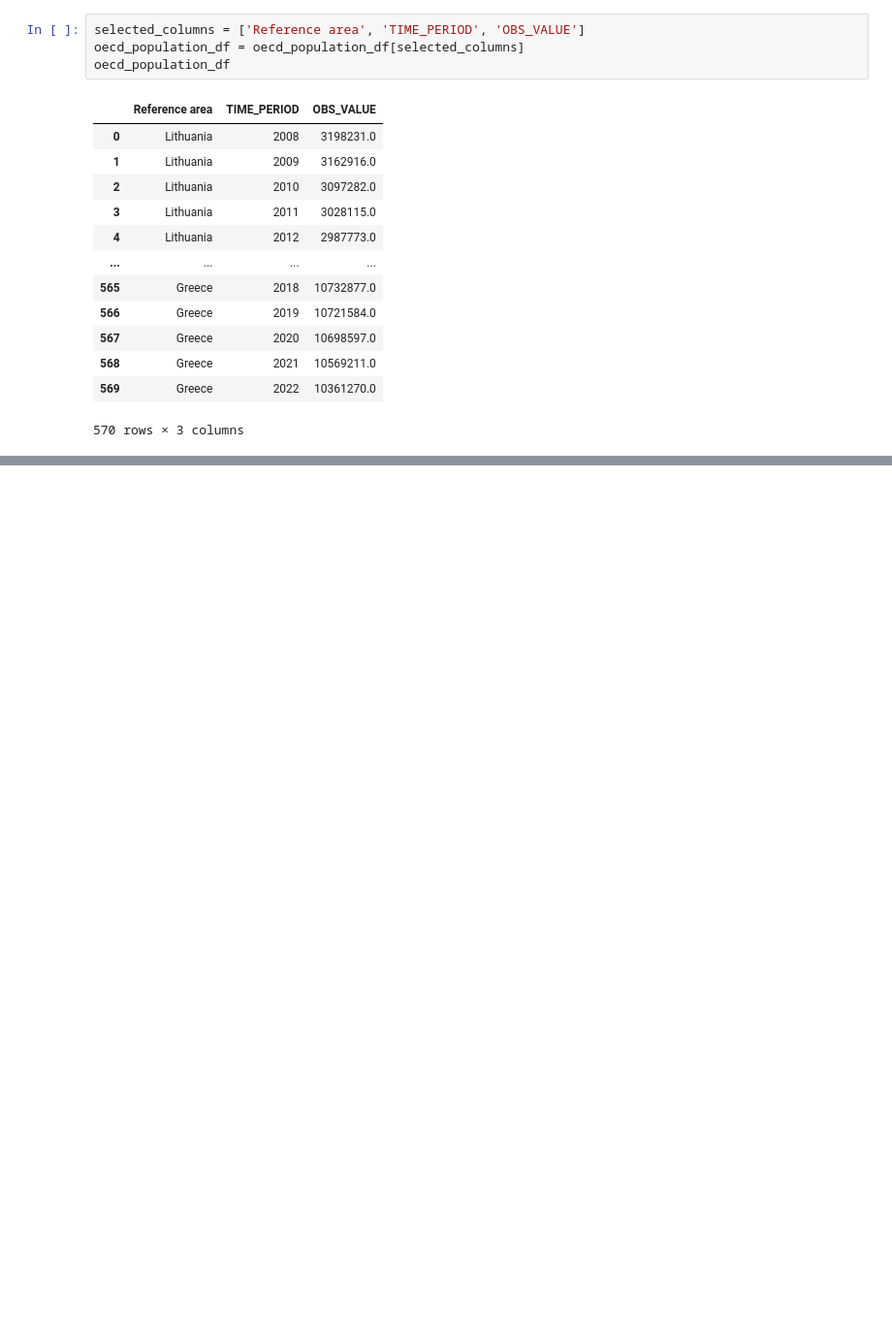
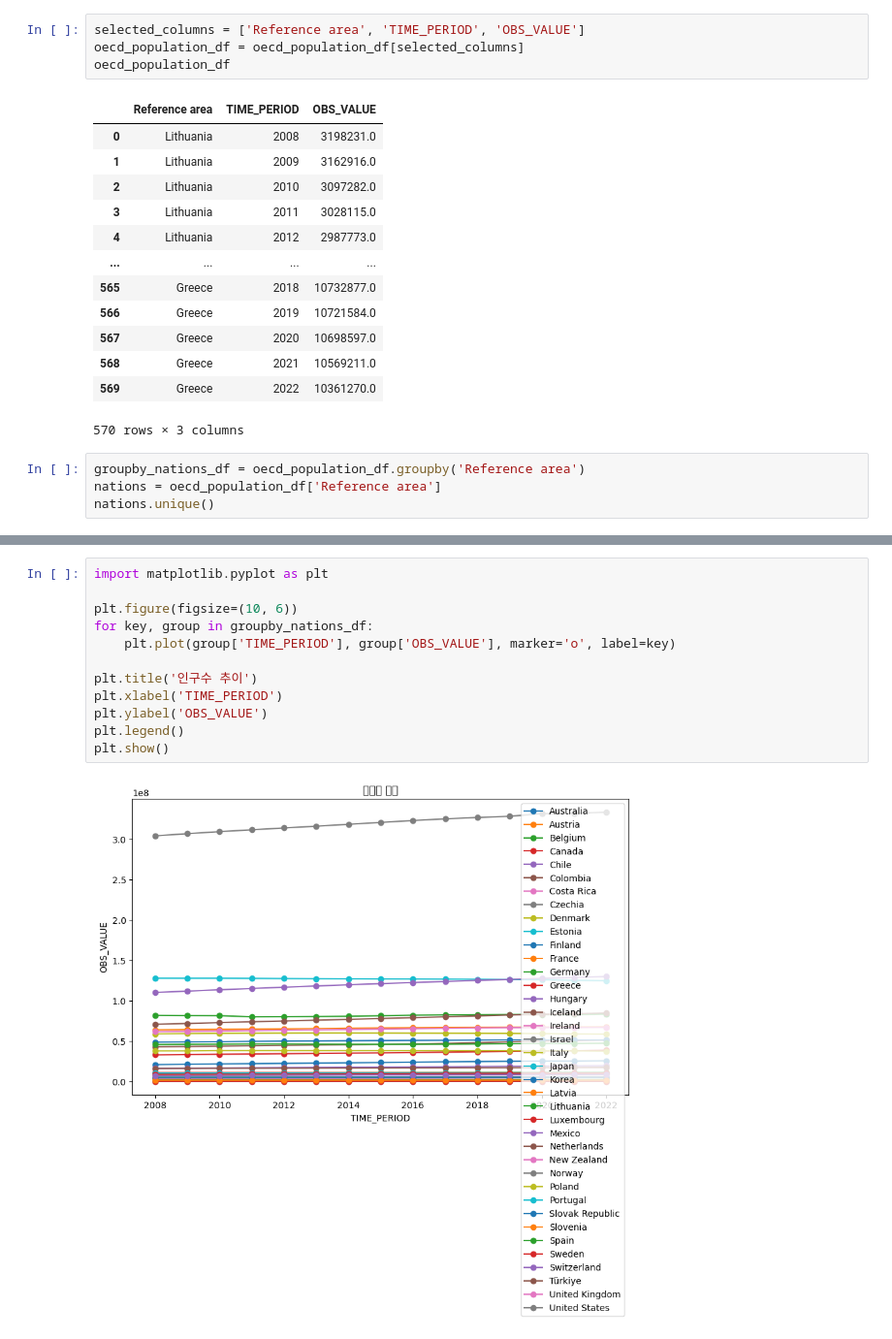
Before and after one commit to seonghyun24/dataProject, a Jupyter notebook: 2nd_project_of_data_analysis.ipynb, the cells around one changed output, grey strips where cells are left out. Shown at 97% size. Drawn from its saved outputs; the diff is of its cells as text; blank space fills up the shorter version.

```diff
--- a/2nd_project_of_data_analysis.ipynb
+++ b/2nd_project_of_data_analysis.ipynb
@@ -49,3 +80,7 @@ oecd_population_df
 | 568 | Greece | 2021 | 10569211.0 |
 | 569 | Greece | 2022 | 10361270.0 |
 570 rows × 3 columns
+# %%
+groupby_nations_df = oecd_population_df.groupby('Reference area')
+nations = oecd_population_df['Reference area']
+nations.unique()
@@ -51,0 +96,14 @@ oecd_population_df
+# %%
+import matplotlib.pyplot as plt
+
+plt.figure(figsize=(10, 6))
+for key, group in groupby_nations_df:
+    plt.plot(group['TIME_PERIOD'], group['OBS_VALUE'], marker='o', label=key)
+
+plt.title('인구수 추이')
+plt.xlabel('TIME_PERIOD')
+plt.ylabel('OBS_VALUE')
+plt.legend()
+plt.show()
+# %% [output]
+[figure, added]
```
Also changed, not shown: parts of 4 cells of this notebook.
